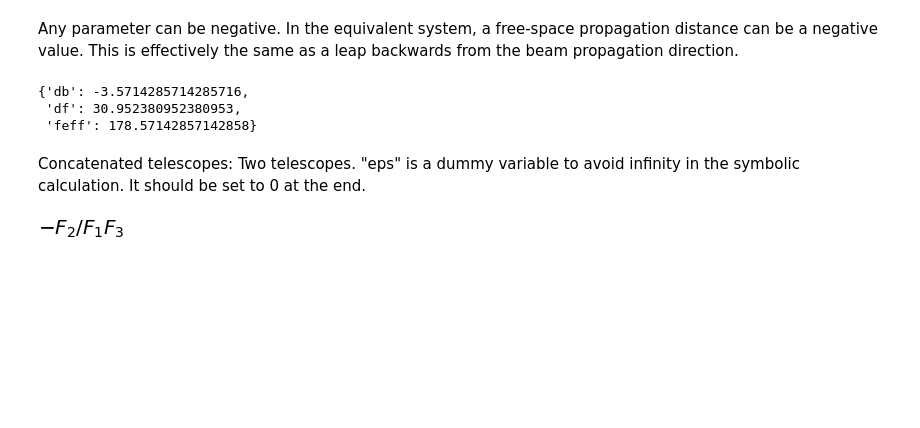
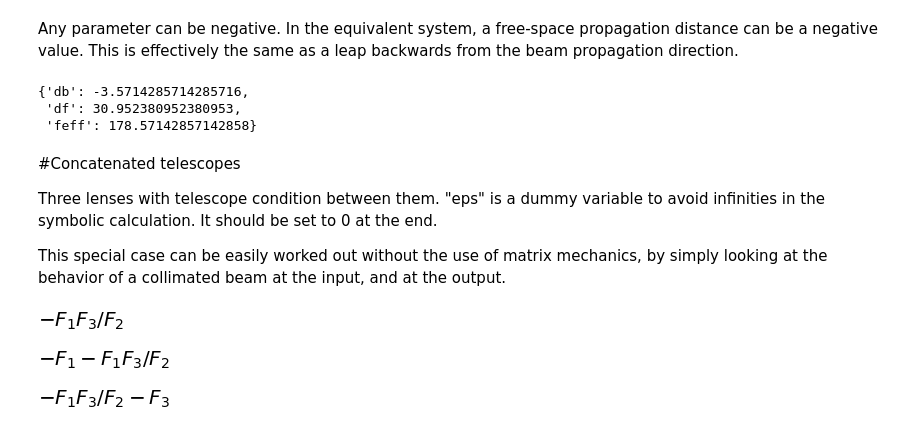
Before and after one commit to habroland/Blog, a Jupyter notebook: EquivalentLens/EquivalentLensCalculator.ipynb, the cells around one changed output. Cells and saved outputs as stored; diff of their text form; code cells hidden in the pictures; blank space fills up the shorter version.

Commit message:
Polished concatenated telescopes section

```diff
--- a/EquivalentLens/EquivalentLensCalculator.ipynb
+++ b/EquivalentLens/EquivalentLensCalculator.ipynb
@@ -131,10 +131,22 @@ equivSingleLens([100,-50,75],[10,15])
  'df': 30.952380952380953,
  'feff': 178.57142857142858}
 # %% [markdown]
-Concatenated telescopes: Two telescopes. "eps" is a dummy variable to avoid infinity in the symbolic calculation. It should be set to 0 at the end.
+#Concatenated telescopes
+
+Three lenses with telescope condition between them. "eps" is a dummy variable to avoid infinities in the symbolic calculation. It should be set to 0 at the end.
+
+This special case can be easily worked out without the use of matrix mechanics, by simply looking at the behavior of a collimated beam at the input, and at the output.
 # %%
 eps = symbols('eps')
 # %%
-expand(simplify(1/(equivSingleLens([F1,F2,F3],[F1+F2+eps,F2+F3+eps])['feff']))).subs(eps,0)
+expand(simplify((equivSingleLens([F1,F2,F3],[F1+F2+eps,F2+F3+eps])['feff']))).subs(eps,0)
 # %% [output]
-[figure, old version]
+[figure, new version]
+# %%
+expand(simplify((equivSingleLens([F1,F2,F3],[F1+F2+eps,F2+F3+eps])['df']))).subs(eps,0)
+# %% [output]
+[figure, added]
+# %%
+expand(simplify((equivSingleLens([F1,F2,F3],[F1+F2+eps,F2+F3+eps])['db']))).subs(eps,0)
+# %% [output]
+[figure, added]
```
Also changed, not shown: parts of 2 cells of this notebook.
